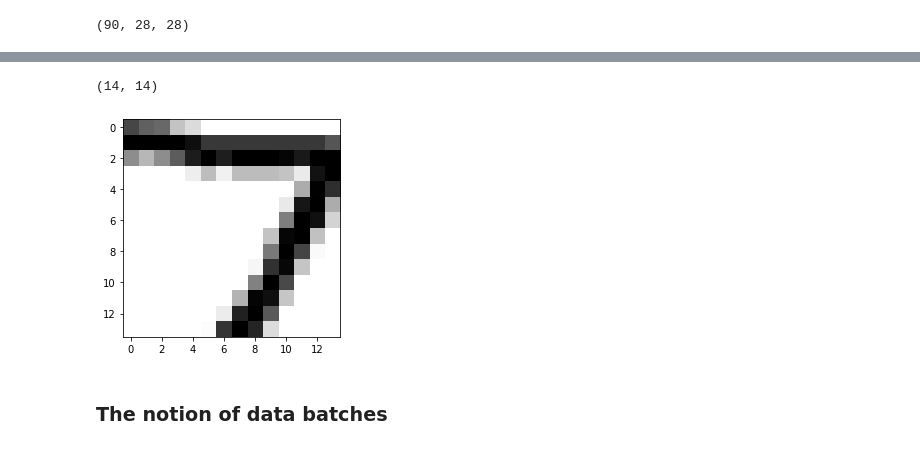
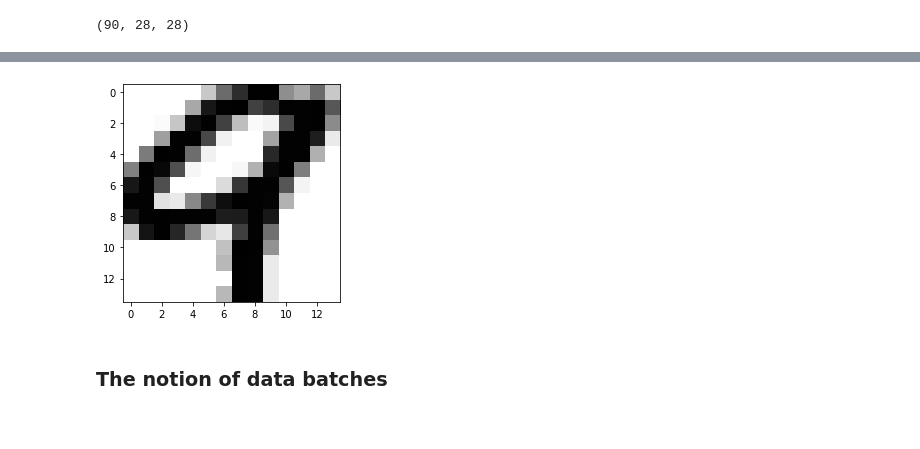
Before and after one commit to tgwon/ai4dl, a Jupyter notebook: week2/chapter02_mathematical-building-blocks.ipynb, the cells around one changed output, grey strips where cells are left out. Saved outputs shown, nothing was run; the diff lists cells and outputs as text; code cells hidden in the pictures.

```diff
--- a/week2/chapter02_mathematical-building-blocks.ipynb
+++ b/week2/chapter02_mathematical-building-blocks.ipynb
@@ -212,17 +234,12 @@ my_slice = train_images[:, 14:, 14:]
 # %%
 my_slice = train_images[:, 7:-7, 7:-7]
-# %%
-practice = test_images[0, 7:-7, 7:-7]
-practice.shape
-# %% [output]
-(14, 14)
 # %%
 import matplotlib.pyplot as plt
-digit = practice
+digit = my_slice[4]
 plt.imshow(digit, cmap=plt.cm.binary)
 plt.show()
 # %% [output]
-[figure, old version]
+[figure, new version]
 # %% [markdown]
 ### The notion of data batches
 # %%
```
Also changed, not shown: parts of 43 cells of this notebook.
